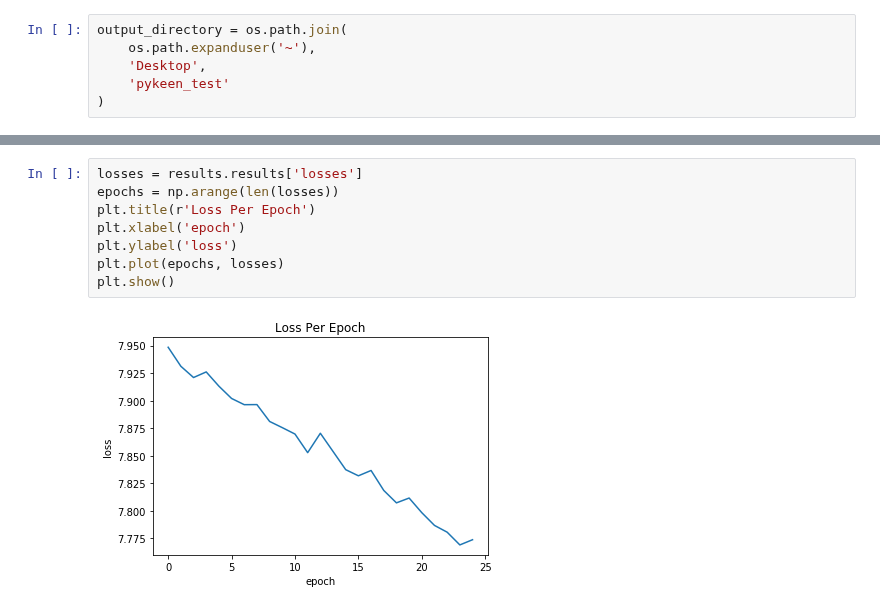
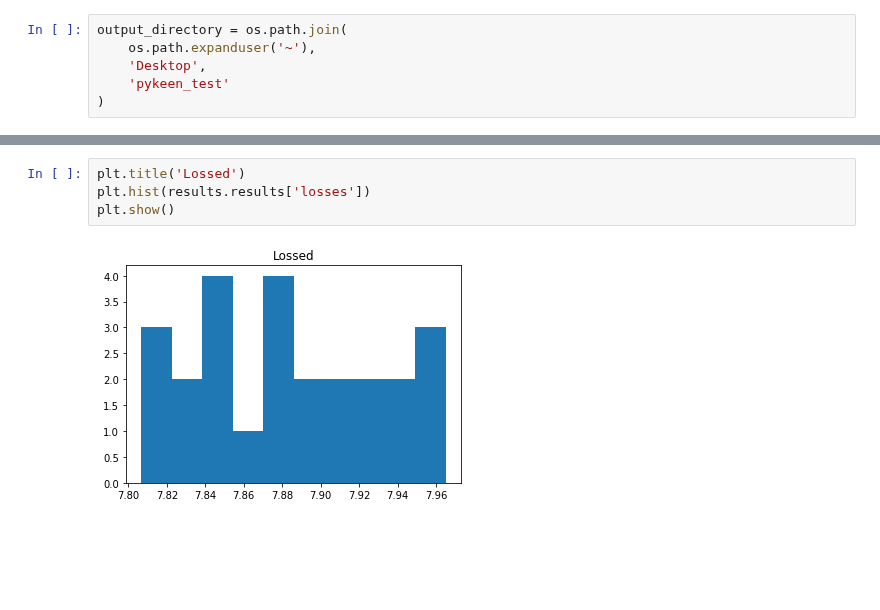
Before and after one commit to pykeen/pykeen, a Jupyter notebook: notebooks/Training from NDEx Data in HPO Mode.ipynb, the cells around one changed output, grey strips where cells are left out. Cells and saved outputs as stored; diff of their text form; blank space fills up the shorter version.

```diff
--- a/notebooks/Training from NDEx Data in HPO Mode.ipynb
+++ b/notebooks/Training from NDEx Data in HPO Mode.ipynb
@@ -71,14 +69,10 @@ TransE(
 )
-# %%
-losses = results.results['losses']
-epochs = np.arange(len(losses))
-plt.title(r'Loss Per Epoch')
-plt.xlabel('epoch')
-plt.ylabel('loss')
-plt.plot(epochs, losses)
-plt.show()
-# %% [output]
-[figure, removed]
+# %%
+plt.title('Lossed')
+plt.hist(results.results['losses'])
+plt.show()
+# %% [output]
+[figure, added]
 # %%
 pca = PCA(n_components=2)
 X = np.array(list(results.results['entity_to_embedding'].values()))
```
Also changed, not shown: parts of 8 cells of this notebook.
